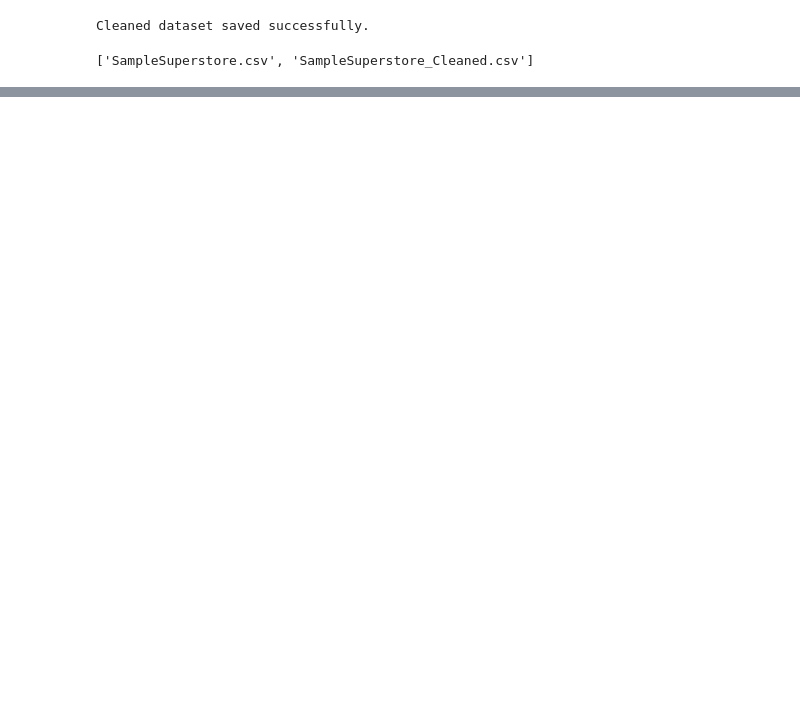
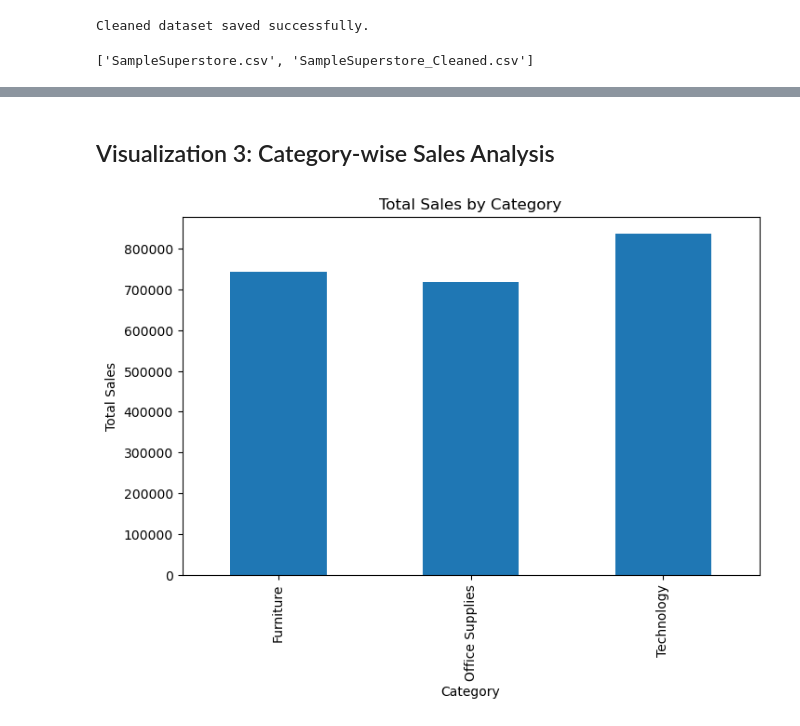
Before and after one commit to darapuharika457-design/apexplanet-data-analytics, a Jupyter notebook: Task1_Data_Loading_and_EDA.ipynb, the cells around one changed output, grey strips where cells are left out. Cells and saved outputs as stored; diff of their text form; code cells hidden in the pictures; blank space fills up the shorter version.

```diff
--- a/Task1_Data_Loading_and_EDA.ipynb
+++ b/Task1_Data_Loading_and_EDA.ipynb
@@ -278,0 +375,14 @@ os.listdir("../data")
+# %% [markdown]
+## Visualization 3: Category-wise Sales Analysis
+# %%
+plt.figure(figsize=(8,5))
+
+df.groupby('Category')['Sales'].sum().plot(kind='bar')
+
+plt.title('Total Sales by Category')
+plt.xlabel('Category')
+plt.ylabel('Total Sales')
+
+plt.show()
+# %% [output]
+[figure, added]
```
Also changed, not shown: parts of 39 cells of this notebook.
